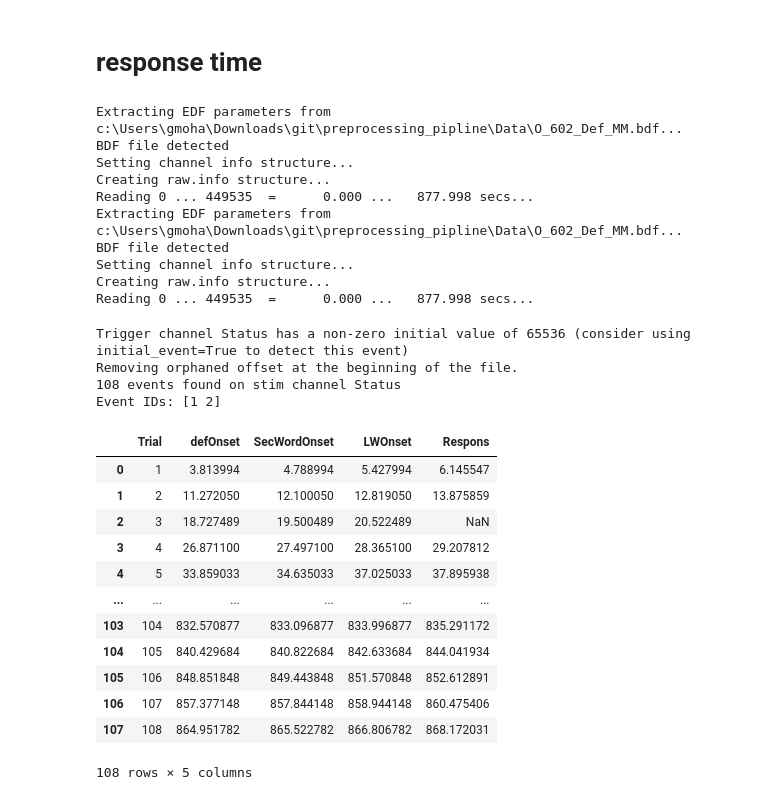
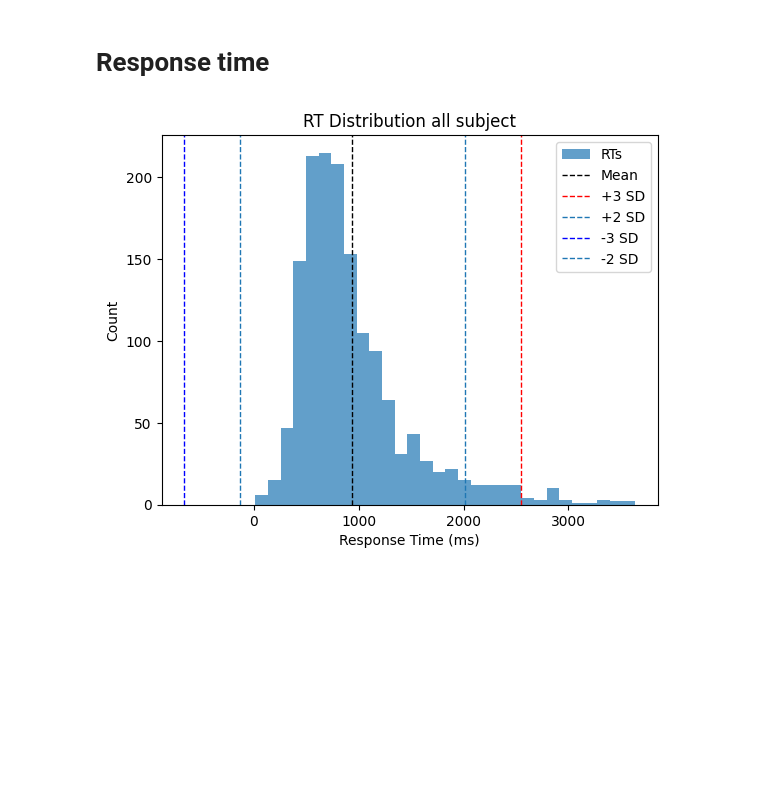
Before and after one commit to MohammadMMK/EEG-analysis-pipeline, a Jupyter notebook: notebooks/bahvioral_analysis.ipynb, the cells around one changed output. Saved outputs shown, nothing was run; the diff lists cells and outputs as text; code cells hidden in the pictures; blank space fills up the shorter version.

```diff
--- a/notebooks/bahvioral_analysis.ipynb
+++ b/notebooks/bahvioral_analysis.ipynb
@@ -1,7 +1,7 @@
 # %% [markdown]
-# response time
+# Response time
 # %%
-id = 601
+
 import sys
 import os
 import numpy as np
@@ -9,44 +9,36 @@ import mne
 import matplotlib.pyplot as plt
 import pickle
 from collections import defaultdict
-from pyprep.find_noisy_channels import NoisyChannels
-subject = 602
+
+
 # Add the workspace root to the Python path
 workspace_root = os.path.abspath("..")
 if workspace_root not in sys.path:
     sys.path.append(workspace_root)
-from functions import preprocess
-subject = preprocess(subject)
-raw= subject.load_data()
-events = mne.find_events(raw)
-
-all_events_time = subject.get_all_events_times(subject_id = 602, events = events)
-all_events_time
+from functions import preprocess, behaviorAnalysis
+All_rts = []
+for i in range(601, 619):
+    id = i
+    beh_subject = behaviorAnalysis(id)
+    subject_data = beh_subject.load_subject_data(path_beh_subject = r'C:\Users\gmoha\Downloads\git\preprocessing_pipline\Data\ClasseurCompDef_Lifespan_V8_Avril2019_Outliers.xlsx' )
+    RTs = subject_data['RT_Correct_CorrPU'].values
+    # remove NaN values
+    RTs = RTs[~np.isnan(RTs)]
+    All_rts.append(RTs)
+All_rts = np.concatenate(All_rts)
-# %% [output]
-Extracting EDF parameters from c:\Users\gmoha\Downloads\git\preprocessing_pipline\Data\O_602_Def_MM.bdf...
-BDF file detected
-Setting channel info structure...
-Creating raw.info structure...
-Reading 0 ... 449535  =      0.000 ...   877.998 secs...
-Extracting EDF parameters from c:\Users\gmoha\Downloads\git\preprocessing_pipline\Data\O_602_Def_MM.bdf...
-BDF file detected
-Setting channel info structure...
-Creating raw.info structure...
-Reading 0 ... 449535  =      0.000 ...   877.998 secs...
-Trigger channel Status has a non-zero initial value of 65536 (consider using initial_event=True to detect this event)
-Removing orphaned offset at the beginning of the file.
-108 events found on stim channel Status
-Event IDs: [1 2]
-|  | Trial | defOnset | SecWordOnset | LWOnset | Respons |
-| 0 | 1 | 3.813994 | 4.788994 | 5.427994 | 6.145547 |
-| 1 | 2 | 11.272050 | 12.100050 | 12.819050 | 13.875859 |
-| 2 | 3 | 18.727489 | 19.500489 | 20.522489 | NaN |
-| 3 | 4 | 26.871100 | 27.497100 | 28.365100 | 29.207812 |
-| 4 | 5 | 33.859033 | 34.635033 | 37.025033 | 37.895938 |
-| ... | ... | ... | ... | ... | ... |
-| 103 | 104 | 832.570877 | 833.096877 | 833.996877 | 835.291172 |
-| 104 | 105 | 840.429684 | 840.822684 | 842.633684 | 844.041934 |
-| 105 | 106 | 848.851848 | 849.443848 | 851.570848 | 852.612891 |
-| 106 | 107 | 857.377148 | 857.844148 | 858.944148 | 860.475406 |
-| 107 | 108 | 864.951782 | 865.522782 | 866.806782 | 868.172031 |
-108 rows × 5 columns
+# %%
+mean_rt = np.mean(All_rts)
+std_rt = np.std(All_rts)
+plt.hist(All_rts, bins=30, alpha=0.7, label='RTs')
+plt.axvline(mean_rt, color='k', linestyle='dashed', linewidth=1, label='Mean')
+plt.axvline(mean_rt + 3* std_rt, color='r', linestyle='dashed', linewidth=1, label='+3 SD')
+plt.axvline(mean_rt + 2* std_rt, linestyle='dashed', linewidth=1, label='+2 SD')
+plt.axvline(mean_rt - 3*std_rt, color='b', linestyle='dashed', linewidth=1, label='-3 SD')
+plt.axvline(mean_rt - 2*std_rt, linestyle='dashed', linewidth=1, label='-2 SD')
+plt.legend()
+plt.xlabel('Response Time (ms)')
+plt.ylabel('Count')
+plt.title('RT Distribution all subject')
+plt.show()
+# %% [output]
+[figure, added]
```
Also changed, not shown: parts of 4 cells of this notebook, 1 other file.
